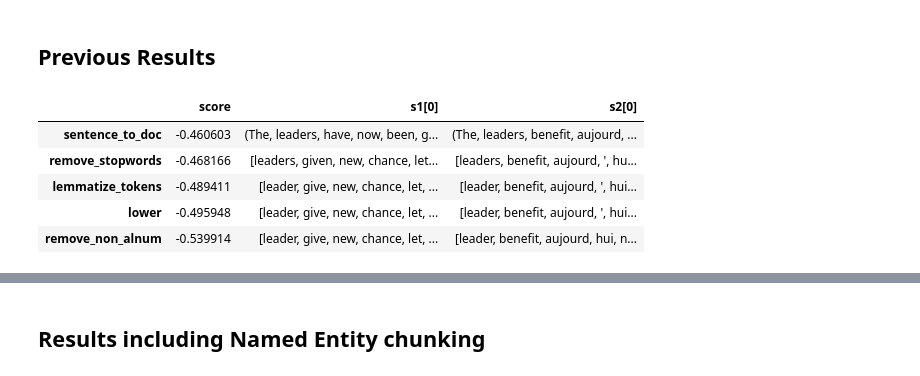
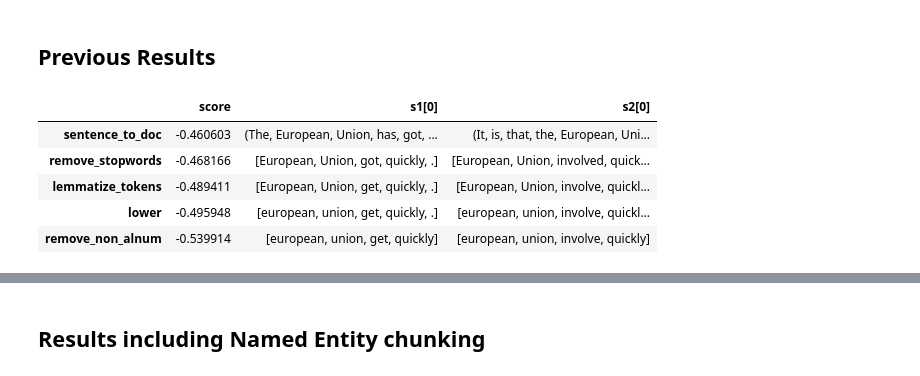
Before and after one commit to ZachParent/mai-intro-to-human-language-technologies, a Jupyter notebook: lab7/lab7.ipynb, the cells around one changed output, grey strips where cells are left out. Drawn from its saved outputs; the diff is of its cells as text; code cells hidden in the pictures.

```diff
--- a/lab7/lab7.ipynb
+++ b/lab7/lab7.ipynb
@@ -48,6 +53,8 @@ nltk.download('words')
 True
 # %%
 BASE_PATH = "./"
+DEMO_S_IDX = 79
+N_SAMPLES = np.iinfo(np.int32).max
 # %%
 assert BASE_PATH is not None, "BASE_PATH is not set"
 # %% [markdown]
@@ -59,6 +66,8 @@ dt = pd.read_csv(
 dt.columns = ["s1", "s2"]
 gs = pd.read_csv(f"{BASE_PATH}/test-gold/STS.gs.SMTeuroparl.txt", sep="\t", header=None)
 dt["gs"] = gs[0]
+dt = dt.iloc[:N_SAMPLES]
+gs = gs.iloc[:N_SAMPLES]
 dt.head()
 # %% [output]
 |  | s1 | s2 | gs |
@@ -81,10 +83,18 @@ def lemmatize_tokens(tokens):
 # %%
-# Token pre-processing methods
+# Spacy methods
 def sentence_to_doc(sentence):
     return nlp(sentence)
 
+def lemmatize_tokens(tokens):
+    return [token.lemma_ for token in tokens]
+
 def get_token_text(doc_or_tokens):
-    return [token.text for token in doc_or_tokens]
+    if isinstance(doc_or_tokens[0], spacy.tokens.token.Token):
+        return [token.text for token in doc_or_tokens]
+    elif isinstance(doc_or_tokens[0], tuple):
+        return [token[0] for token in doc_or_tokens]
+    else:
+        raise ValueError("Invalid input type")
 
 def remove_non_alnum(words : list[str]):
     return [word for word in words if word.isalnum()]
@@ -172,25 +180,25 @@ chunk_NEs_with_NLTK(tokenize_with_NLTK(dt["s1"].iloc[79]))
 # %%
 steps = [
     sentence_to_doc,
     remove_stopwords,
     lemmatize_tokens,
     lower,
     remove_non_alnum
 ]
 
 previous_results = pd.DataFrame(
     { 'score':
         apply_steps_and_score(dt["s1"], dt["s2"], steps),
-        's1[0]': apply_steps_to_sentence(dt["s1"].iloc[0], steps),
-        's2[0]': apply_steps_to_sentence(dt["s2"].iloc[0], steps),
+        f's1[{DEMO_S_IDX}]': apply_steps_to_sentence(dt["s1"].iloc[DEMO_S_IDX], steps),
+        f's2[{DEMO_S_IDX}]': apply_steps_to_sentence(dt["s2"].iloc[DEMO_S_IDX], steps),
     },
     index=[step.__name__ for step in steps]
 )
 previous_results
 # %% [output]
 |  | score | s1[0] | s2[0] |
-| sentence_to_doc | -0.460603 | (The, leaders, have, now, been, g... | (The, leaders, benefit, aujourd, ... |
-| remove_stopwords | -0.468166 | [leaders, given, new, chance, let... | [leaders, benefit, aujourd, ', hu... |
-| lemmatize_tokens | -0.489411 | [leader, give, new, chance, let, ... | [leader, benefit, aujourd, ', hui... |
-| lower | -0.495948 | [leader, give, new, chance, let, ... | [leader, benefit, aujourd, ', hui... |
-| remove_non_alnum | -0.539914 | [leader, give, new, chance, let, ... | [leader, benefit, aujourd, hui, n... |
+| sentence_to_doc | -0.460603 | (The, European, Union, has, got, ... | (It, is, that, the, European, Uni... |
+| remove_stopwords | -0.468166 | [European, Union, got, quickly, .] | [European, Union, involved, quick... |
+| lemmatize_tokens | -0.489411 | [European, Union, get, quickly, .] | [European, Union, involve, quickl... |
+| lower | -0.495948 | [european, union, get, quickly, .] | [european, union, involve, quickl... |
+| remove_non_alnum | -0.539914 | [european, union, get, quickly] | [european, union, involve, quickly] |
```
Also changed, not shown: parts of 11 cells of this notebook.
